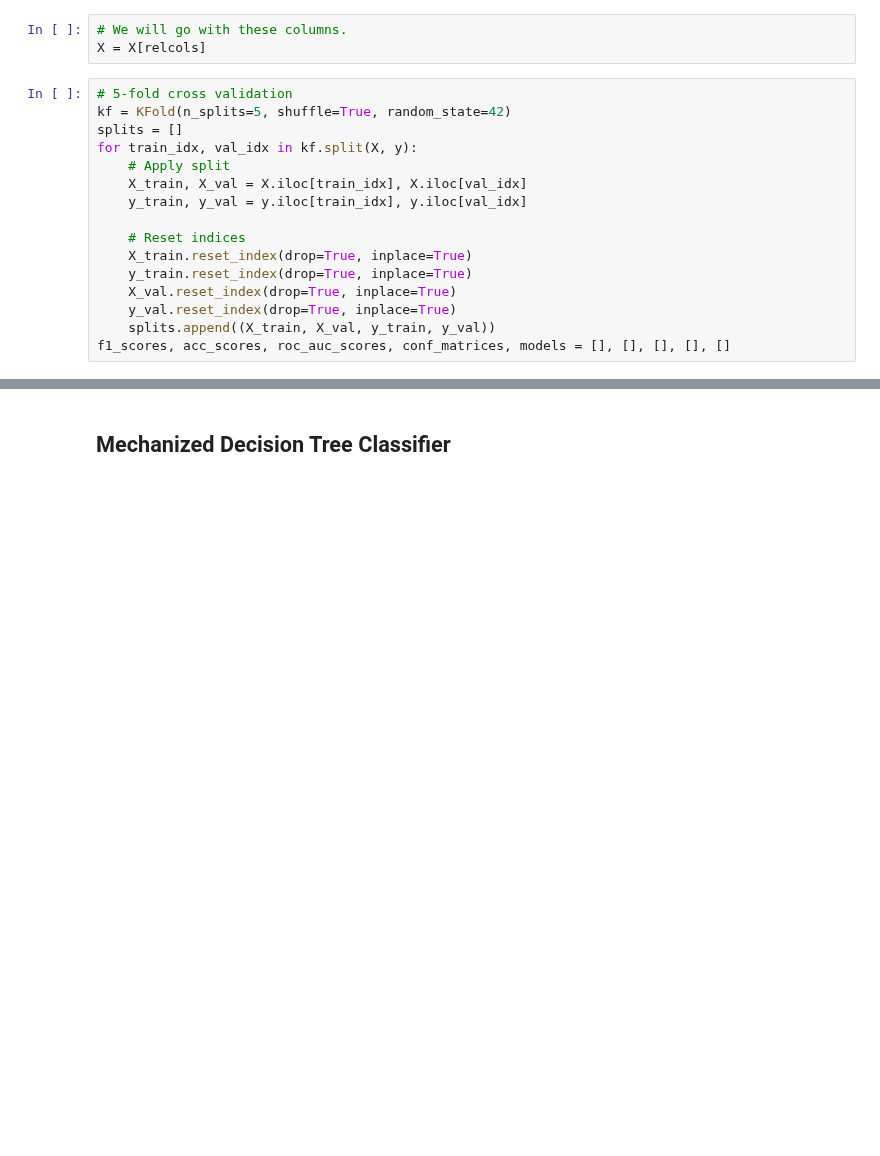
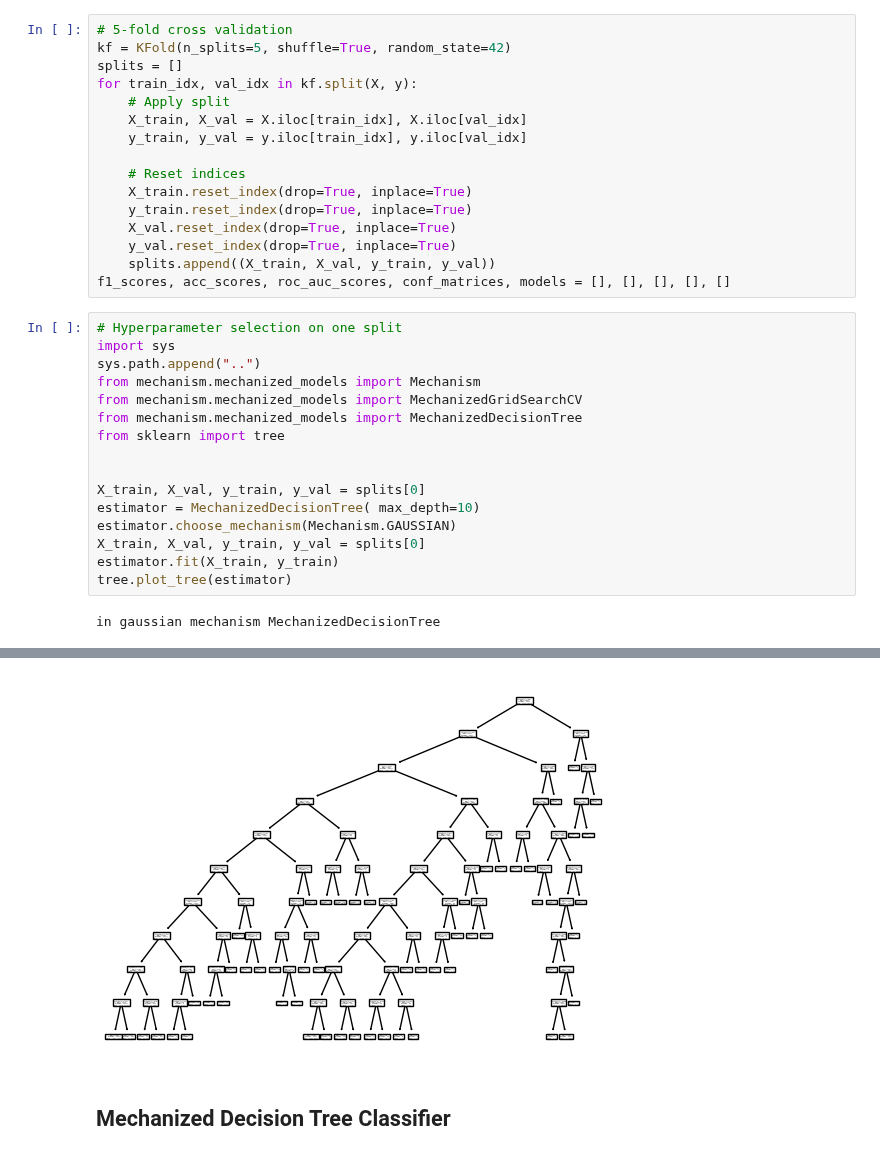
Before and after one commit to jiawenliu/AdaptivityAnalysis, a Jupyter notebook: eval/benchmark/sklearn/mechanized-model/Task1-decision_tree.ipynb, the cells around one changed output, grey strips where cells are left out. Saved outputs shown, nothing was run; the diff lists cells and outputs as text; blank space fills up the shorter version.

Commit message:
update the evaluation on the sklearn set

```diff
--- a/eval/benchmark/sklearn/mechanized-model/Task1-decision_tree.ipynb
+++ b/eval/benchmark/sklearn/mechanized-model/Task1-decision_tree.ipynb
@@ -119,9 +119,6 @@ Index(['verified', 'vote', 'R_00', 'R_08', 'R_10 bucks', 'R_12', 'R_15',
        'S_wtf', 'S_year old', 'S_young', 'S_yuck', 'S_yucky', 'S_yuk', 'S_yum',
        'S_yummy', 'S_zero', 'S_zero stars'],
       dtype='object', length=4272)
-# %%
-# We will go with these columns.
-X = X[relcols]
 # %%
 # 5-fold cross validation
 kf = KFold(n_splits=5, shuffle=True, random_state=42)
@@ -138,3 +135,21 @@ for train_idx, val_idx in kf.split(X, y):
     y_val.reset_index(drop=True, inplace=True)
     splits.append((X_train, X_val, y_train, y_val))
 f1_scores, acc_scores, roc_auc_scores, conf_matrices, models = [], [], [], [], []
+# %%
+# Hyperparameter selection on one split
+import sys
+sys.path.append("..")
+from mechanism.mechanized_models import Mechanism
+from mechanism.mechanized_models import MechanizedGridSearchCV
+from mechanism.mechanized_models import MechanizedDecisionTree
+from sklearn import tree
+
+
+X_train, X_val, y_train, y_val = splits[0]
+estimator = MechanizedDecisionTree( max_depth=10)
+estimator.choose_mechanism(Mechanism.GAUSSIAN)
+X_train, X_val, y_train, y_val = splits[0]
+estimator.fit(X_train, y_train)
+tree.plot_tree(estimator)
+# %% [output]
+in gaussian mechanism MechanizedDecisionTree
@@ -141,3 +173,4 @@ f1_scores, acc_scores, roc_auc_scores, conf_matrices, models = [], [], [], [], [
+[figure, added]
 # %% [markdown]
 ## Mechanized Decision Tree Classifier
 # %%
```
Also changed, not shown: parts of 2 cells of this notebook, 58 other files.
